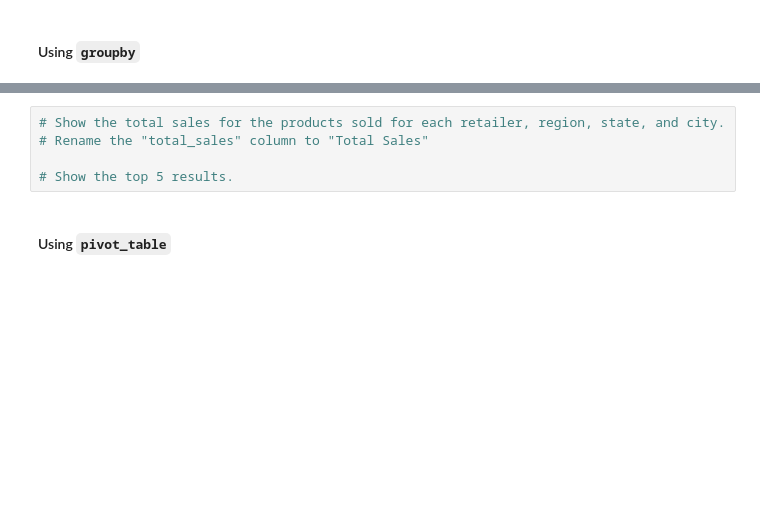
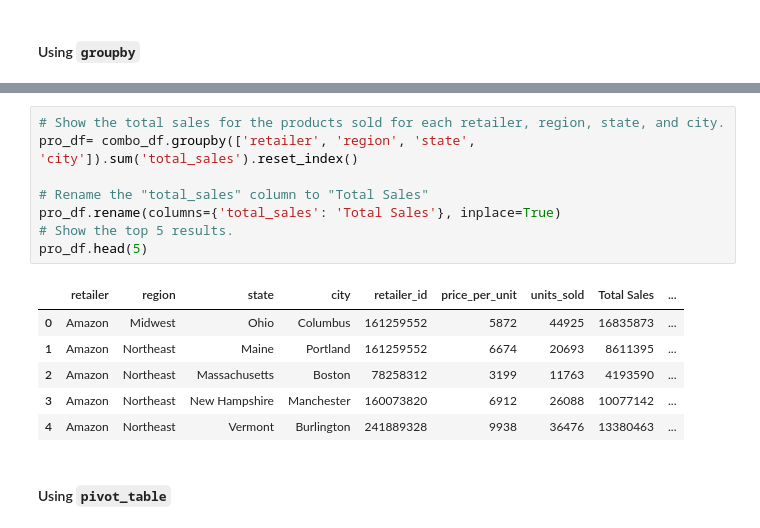
Before and after one commit to McPhersonTrk/Athletic_Sales_Analysis, a Jupyter notebook: athletic_sales_analysis_starter_code.ipynb, the cells around one changed output, grey strips where cells are left out. Saved outputs shown, nothing was run; the diff lists cells and outputs as text; blank space fills up the shorter version.

```diff
--- a/athletic_sales_analysis_starter_code.ipynb
+++ b/athletic_sales_analysis_starter_code.ipynb
@@ -347,8 +378,18 @@ The results are sorted in ascending order to show the top five retailers along w
 # %%
 # Show the total sales for the products sold for each retailer, region, state, and city.
+pro_df= combo_df.groupby(['retailer', 'region', 'state', 'city']).sum('total_sales').reset_index()
+
 # Rename the "total_sales" column to "Total Sales"
-
+pro_df.rename(columns={'total_sales': 'Total Sales'}, inplace=True)
 # Show the top 5 results.
+pro_df.head(5)
+# %% [output]
+|  | retailer | region | state | city | retailer_id | price_per_unit | units_sold | Total Sales | ... |
+| 0 | Amazon | Midwest | Ohio | Columbus | 161259552 | 5872 | 44925 | 16835873 | ... |
+| 1 | Amazon | Northeast | Maine | Portland | 161259552 | 6674 | 20693 | 8611395 | ... |
+| 2 | Amazon | Northeast | Massachusetts | Boston | 78258312 | 3199 | 11763 | 4193590 | ... |
+| 3 | Amazon | Northeast | New Hampshire | Manchester | 160073820 | 6912 | 26088 | 10077142 | ... |
+| 4 | Amazon | Northeast | Vermont | Burlington | 241889328 | 9938 | 36476 | 13380463 | ... |
 # %% [markdown]
 #### Using `pivot_table`
 # %%
```
Also changed, not shown: parts of 27 cells of this notebook, 1 other file.
